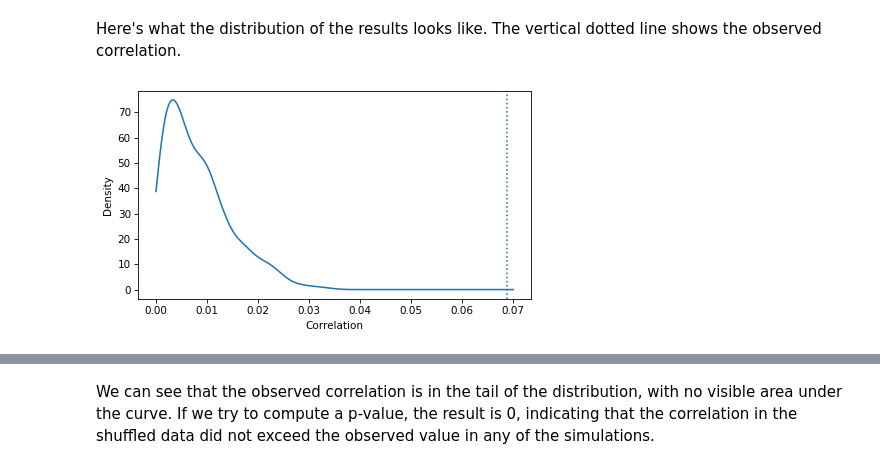
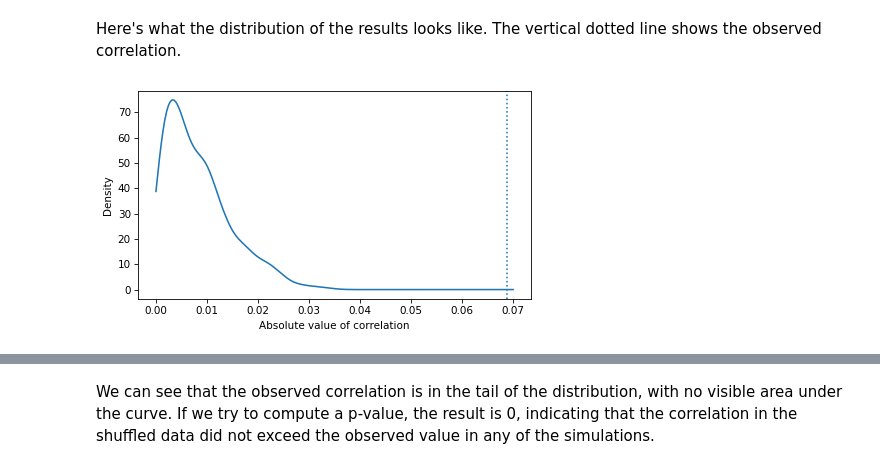
Before and after one commit to Mu-L/ThinkStats, a Jupyter notebook: soln/chap09.ipynb, the cells around one changed output, grey strips where cells are left out. Saved outputs shown, nothing was run; the diff lists cells and outputs as text; code cells hidden in the pictures.

```diff
--- a/soln/chap09.ipynb
+++ b/soln/chap09.ipynb
@@ -425,10 +421,10 @@ The vertical dotted line shows the observed correlation.
 # %%
 pmf = make_pmf(simulated_corrs, 0, 0.07)
 pmf.plot()
 plt.axvline(observed_corr, ls=":")
-decorate(xlabel="Correlation", ylabel="Density")
+decorate(xlabel="Absolute value of correlation", ylabel="Density")
 # %% [output]
-[figure, old version]
+[figure, new version]
 [interactive output not drawn]
 # %% [markdown]
 We can see that the observed correlation is in the tail of the distribution, with no visible area under the curve.
```
Also changed, not shown: parts of 11 cells of this notebook, 4 other files.
